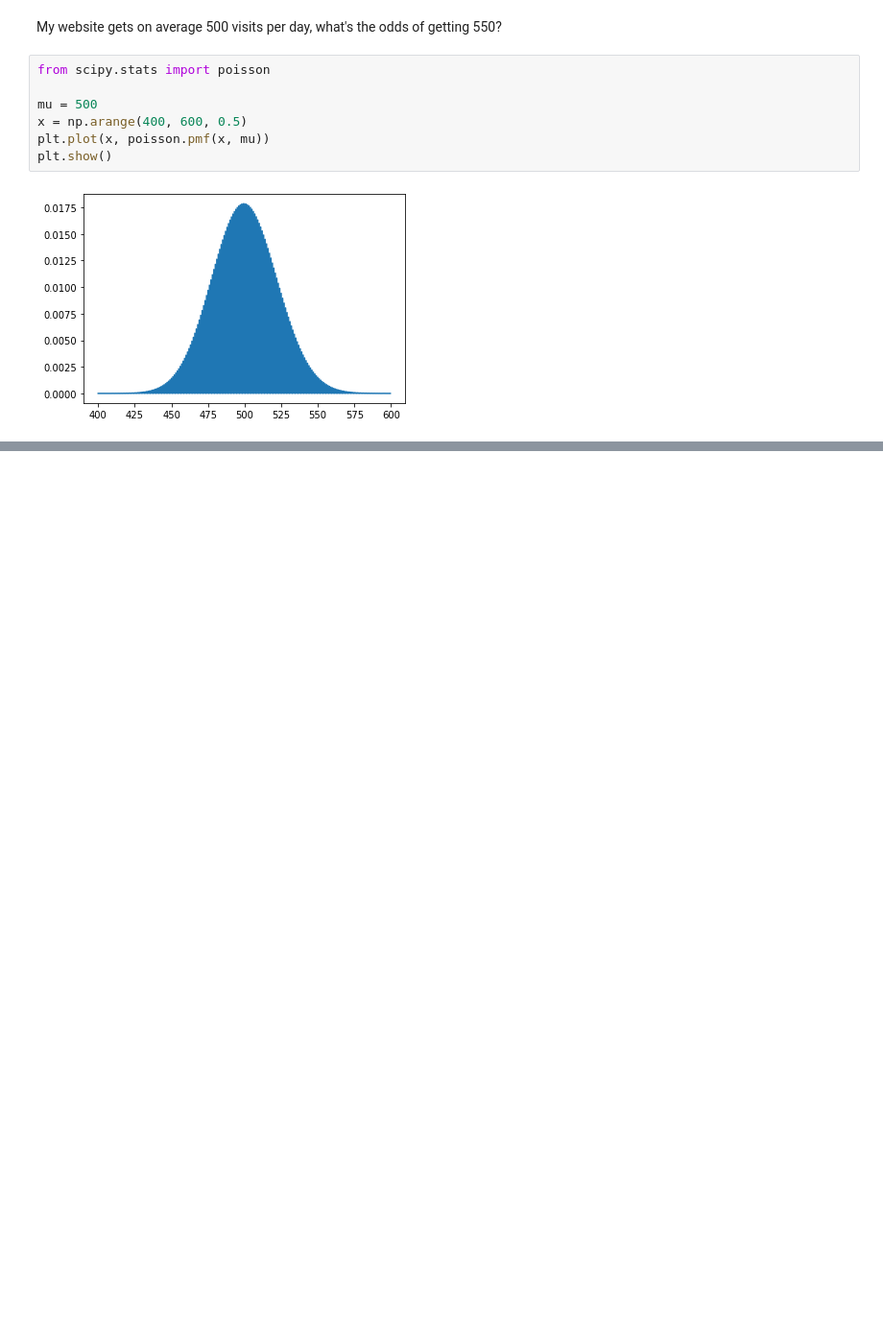
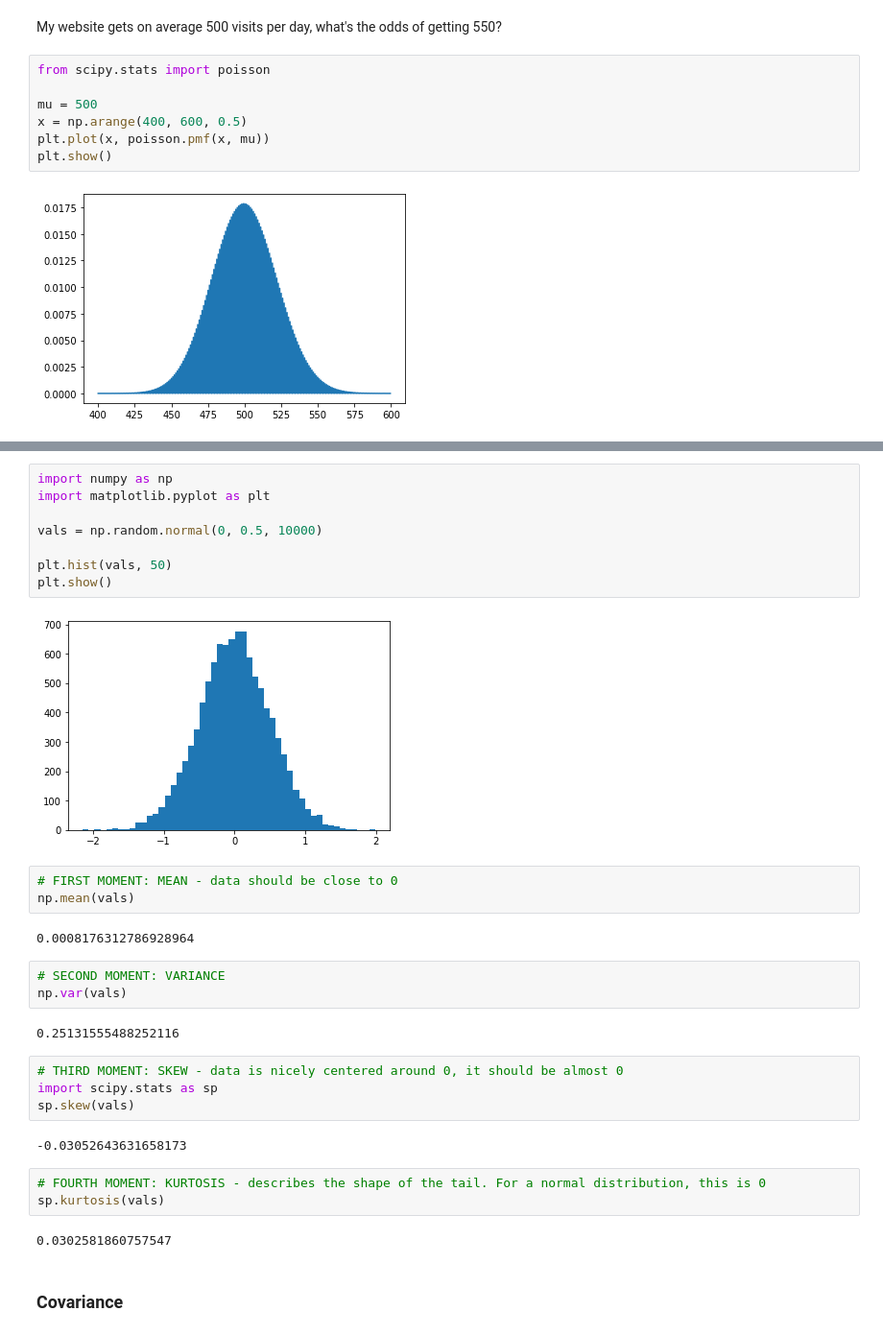
Before and after one commit to weronikazak/ML-Projects, a Jupyter notebook: InterviewNotes/1_Statics_Probability.ipynb, the cells around one changed output, grey strips where cells are left out. Shown at 96% size. Drawn from its saved outputs; the diff is of its cells as text; blank space fills up the shorter version.

```diff
--- a/InterviewNotes/1_Statics_Probability.ipynb
+++ b/InterviewNotes/1_Statics_Probability.ipynb
@@ -139,0 +161,33 @@ plt.show()
+# %%
+import numpy as np
+import matplotlib.pyplot as plt
+
+vals = np.random.normal(0, 0.5, 10000)
+
+plt.hist(vals, 50)
+plt.show()
+# %% [output]
+[figure, added]
+# %%
+# FIRST MOMENT: MEAN - data should be close to 0
+np.mean(vals)
+# %% [output]
+0.0008176312786928964
+# %%
+# SECOND MOMENT: VARIANCE
+np.var(vals)
+# %% [output]
+0.25131555488252116
+# %%
+# THIRD MOMENT: SKEW - data is nicely centered around 0, it should be almost 0
+import scipy.stats as sp
+sp.skew(vals)
+# %% [output]
+-0.03052643631658173
+# %%
+# FOURTH MOMENT: KURTOSIS - describes the shape of the tail. For a normal distribution, this is 0
+sp.kurtosis(vals)
+# %% [output]
+0.0302581860757547
+# %% [markdown]
+### Covariance
```
Also changed, not shown: parts of 47 cells of this notebook.
